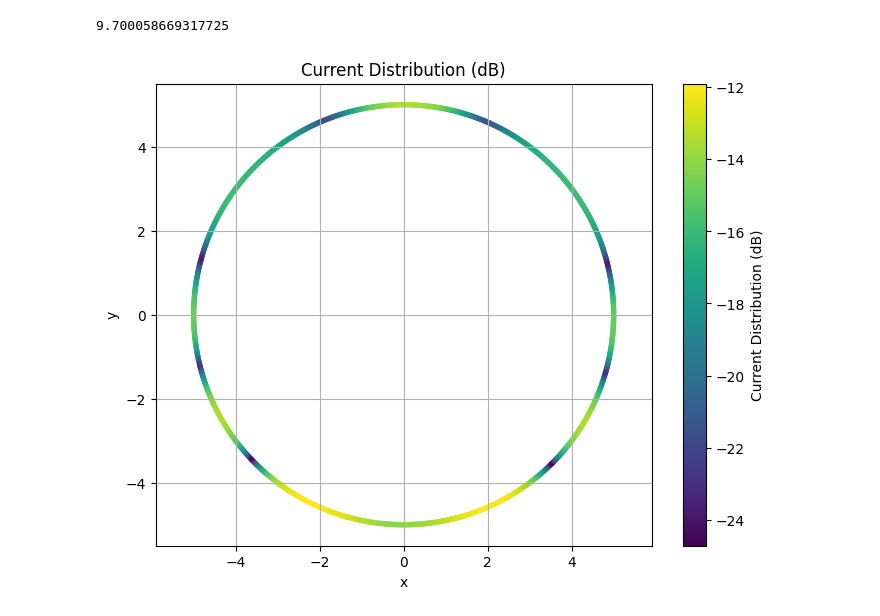
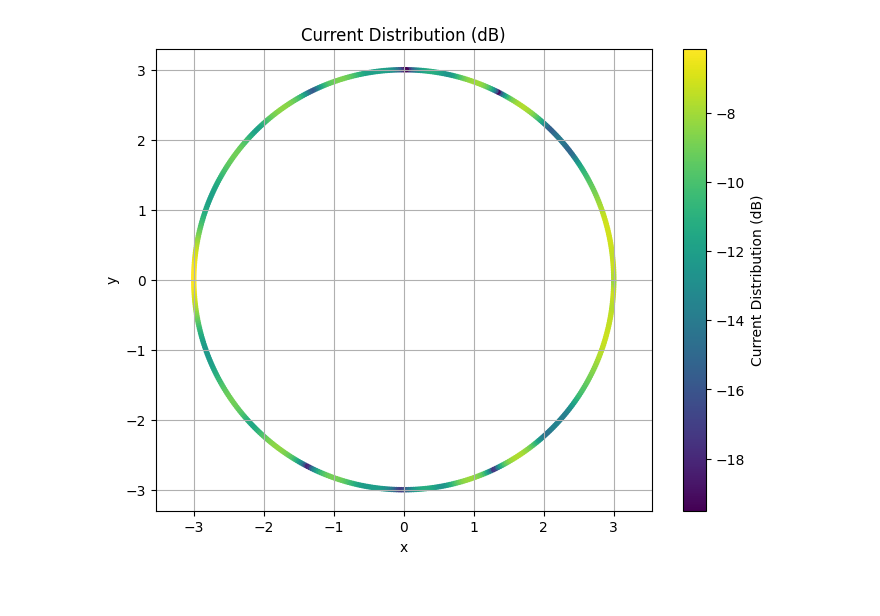
Before and after one commit to MariusGhica/Advanced-EM, a Jupyter notebook: forwardScattering_aux.ipynb, the cells around one changed output. Drawn from its saved outputs; the diff is of its cells as text; code cells hidden in the pictures.

```diff
--- a/forwardScattering_aux.ipynb
+++ b/forwardScattering_aux.ipynb
@@ -68,10 +68,10 @@ def circle_data_aux(a, N):
     return data
 # %%
 # Plot the auxiliary circle and the circle with different radii a
-a_contour = 5
-a_aux = 3
-M = 100*int(2*np.pi*a_contour)
-N = 50*int(2*np.pi*a_aux)
+a_contour = 3
+a_aux = 1
+M = 15*int(2*np.pi*a_contour)
+N = 15*int(2*np.pi*a_aux)
 
 data_contour = circle_data(a_contour, M)
 data_aux = circle_data_aux(a_aux, N)
@@ -120,52 +120,48 @@ def calculate_current_distribution_aux_sources(a_contour, a_aux, data_contour, d
         phi_m = data_contour[i, 5]
         xm_ = xm + 0.5 * lm * np.cos(phi_m)
         ym_ = ym + 0.5 * lm * np.sin(phi_m)
-        V[i] = np.exp(1j * k * np.cos(phi_i-phi_m))
+        V[i] = np.exp(1j * k * (xm_ * np.cos(phi_i) + ym_ * np.sin(phi_i)))
     # Compute the regularized impedance matrix
-    alpha = 500
-    Z_reg = Z.conj().T @ Z + alpha * np.eye(Z.shape[1])
-    print(np.linalg.cond(Z_reg))
 
     # Solve the regularized least squares problem
-    I = np.linalg.solve(Z_reg, Z.conj().T @ -V)
+    I, residuals, _, _ = np.linalg.lstsq(Z, -V, rcond=0.01)
     return I
 # %%
 # Plot the current distribution on the contour
-a_contour = 5
-a_aux = 3
-M = 100*int(2*np.pi*a_contour)
-N = 50*int(2*np.pi*a_aux)
+a_contour = 3
+a_aux = 2.9
+M = 50*int(2*np.pi*a_contour)
+N = 30*int(2*np.pi*a_aux)
 
 data_contour = circle_data(a_contour, M)
 data_aux = circle_data_aux(a_aux, N)
 phi_i = 0   # Angle of incidence in degrees
 I = calculate_current_distribution_aux_sources(a_contour, a_aux, data_contour, data_aux, phi_i)
 
 def calculate_db_scat(scat):
     return 10 * np.log10(np.abs(scat))
 
 def plot_current_distribution_db(I, a_contour, N):
     I_db = calculate_db_scat(I)
 
     data = circle_data(a_contour, N)
     xn = data[:, 0]
     yn = data[:, 1]
 
     # Plot current distribution in dB
     plt.figure(figsize=(8, 6))
     plt.scatter(xn, yn, c=I_db, cmap='viridis', marker='.', label='Current Distribution (dB)')
     plt.colorbar(label='Current Distribution (dB)')
     plt.title('Current Distribution (dB)')
     plt.xlabel('x')
     plt.ylabel('y')
     plt.grid(True)
     plt.axis('equal')
     plt.show()
 
 plot_current_distribution_db(I, a_contour, N)
 # %% [output]
-9.700058669317725
-[figure, old version]
+[figure, new version]
 # %%
 def scattered_field(data, I, xn_grid, yn_grid):
     k = 2 * np.pi  # Wavenumber
```
Also changed, not shown: parts of 5 cells of this notebook, 1 other file.
